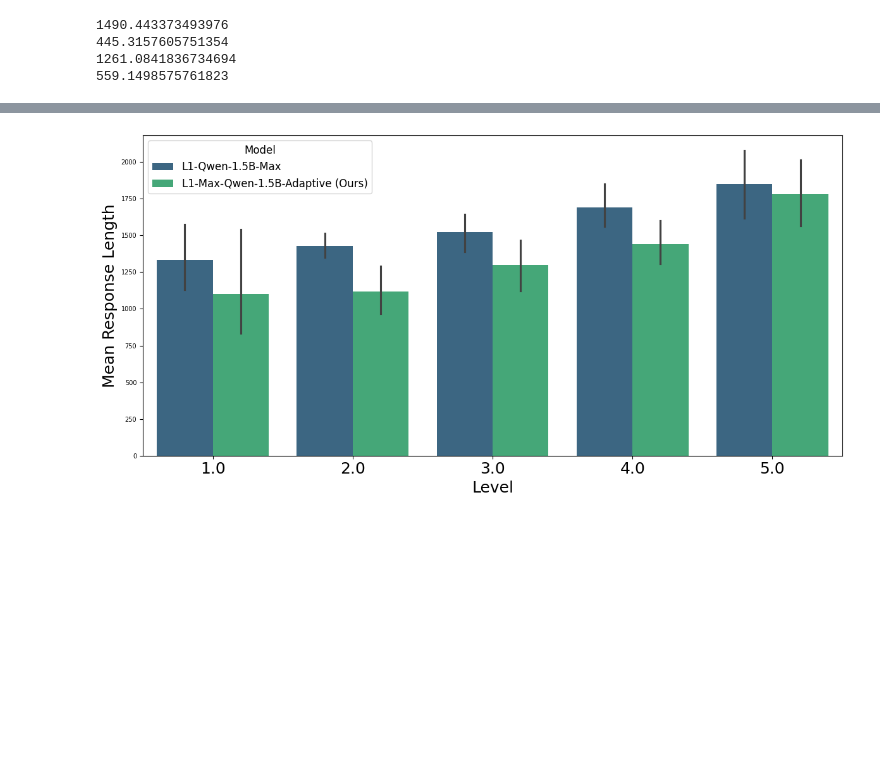
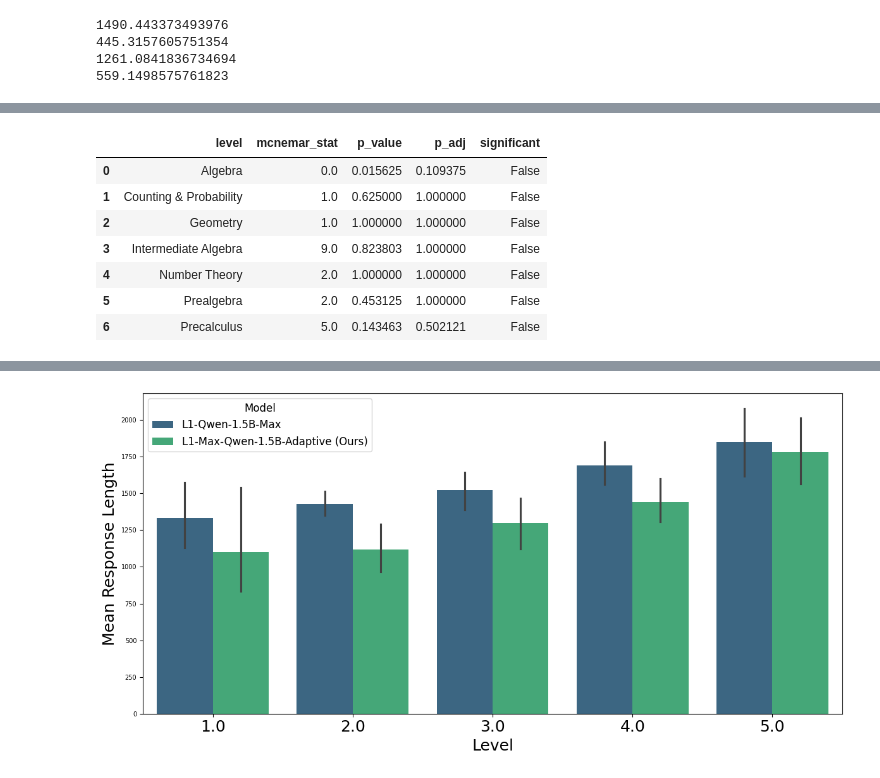
Before and after one commit to cayasryan/AdaptiveMathReasoning, a Jupyter notebook: explore/explore_eval_results.ipynb, the cells around one changed output, grey strips where cells are left out. Drawn from its saved outputs; the diff is of its cells as text; code cells hidden in the pictures; blank space fills up the shorter version.

```diff
--- a/explore/explore_eval_results.ipynb
+++ b/explore/explore_eval_results.ipynb
@@ -882,3 +1144,53 @@ print(df_new[df_new['is_correct'] == True]['token_lengths'].std())
+# %%
+import pandas as pd
+from statsmodels.stats.contingency_tables import mcnemar
+from statsmodels.stats.multitest import multipletests
+
+# Example: McNemar test per 'level'
+grouped_level = df_for_hypo_test.groupby('type')
+
+results = []
+alpha = 0.05
+
+for level, group in grouped_level:
+    before_corr = group['is_correct_old']
+    after_corr = group['is_correct_new']
+
+    # Build contingency table for McNemar's test
+    a = sum((before_corr == 1) & (after_corr == 1))
+    b = sum((before_corr == 1) & (after_corr == 0))
+    c = sum((before_corr == 0) & (after_corr == 1))
+    d = sum((before_corr == 0) & (after_corr == 0))
+
+    table = [[a, b],
+             [c, d]]
+
+    # McNemar test with exact p-value for small samples
+    result = mcnemar(table, exact=True)
+
+    results.append({'level': level,
+                    'mcnemar_stat': result.statistic,
+                    'p_value': result.pvalue})
+
+results_df = pd.DataFrame(results)
+
+# Multiple test correction
+results_df['p_adj'] = multipletests(results_df['p_value'], method='fdr_bh')[1]
+
+# Add significance flag
+results_df['significant'] = results_df['p_adj'] < alpha
+
+results_df.to_csv('../eval_results/tests/w_lt_mcnemar_per_type.csv', index=False)
+results_df
+# %% [output]
+|  | level | mcnemar_stat | p_value | p_adj | significant |
+| 0 | Algebra | 0.0 | 0.015625 | 0.109375 | False |
+| 1 | Counting & Probability | 1.0 | 0.625000 | 1.000000 | False |
+| 2 | Geometry | 1.0 | 1.000000 | 1.000000 | False |
+| 3 | Intermediate Algebra | 9.0 | 0.823803 | 1.000000 | False |
+| 4 | Number Theory | 2.0 | 1.000000 | 1.000000 | False |
+| 5 | Prealgebra | 2.0 | 0.453125 | 1.000000 | False |
+| 6 | Precalculus | 5.0 | 0.143463 | 0.502121 | False |
 # %%
 # Case 1: New is incorrect, Old is correct
 new_wrong_old_right = df_combined[(df_combined['is_correct_new'] == False) &
```
Also changed, not shown: parts of 17 cells of this notebook.
